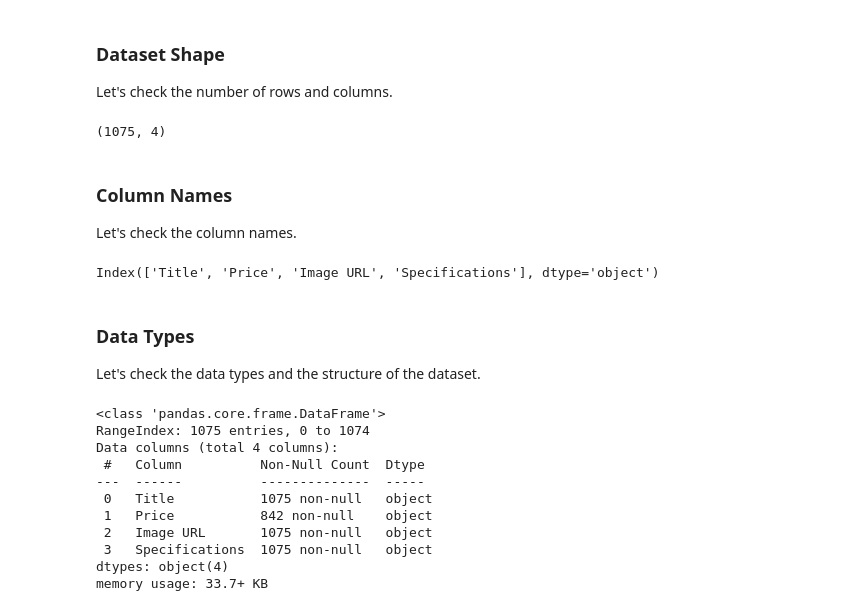
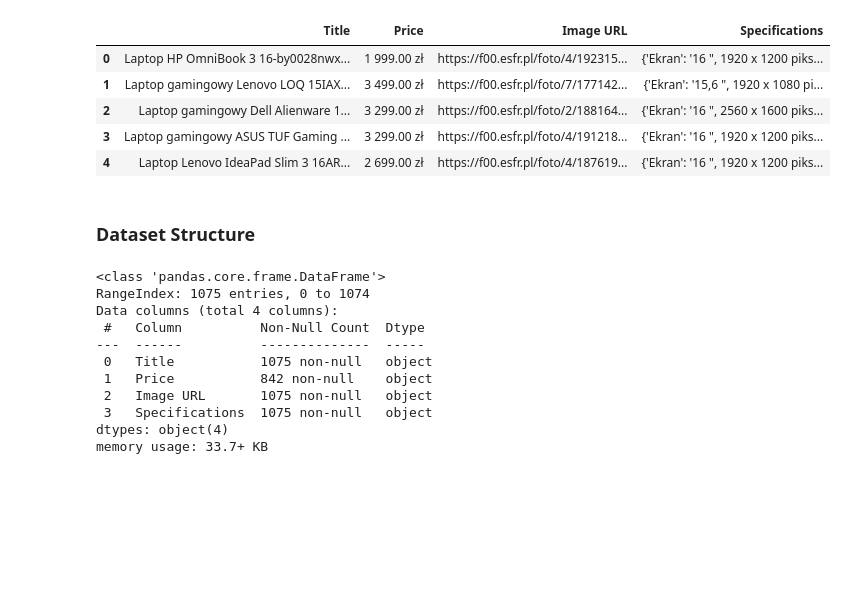
Before and after one commit to rishchuk/laptop-analysis, a Jupyter notebook: laptop_analysis.ipynb, the cells around one changed output. Saved outputs shown, nothing was run; the diff lists cells and outputs as text; code cells hidden in the pictures; blank space fills up the shorter version.

Commit message:
Improve dataset overview

```diff
--- a/laptop_analysis.ipynb
+++ b/laptop_analysis.ipynb
@@ -26,23 +13,14 @@ df
-# %% [markdown]
-### Dataset Shape
-
-Let's check the number of rows and columns.
 # %%
-df.shape
+df.head()
 # %% [output]
-(1075, 4)
+|  | Title | Price | Image URL | Specifications |
+| 0 | Laptop HP OmniBook 3 16-by0028nwx... | 1 999.00 zł | https://f00.esfr.pl/foto/4/192315... | {'Ekran': '16 ", 1920 x 1200 piks... |
+| 1 | Laptop gamingowy Lenovo LOQ 15IAX... | 3 499.00 zł | https://f00.esfr.pl/foto/7/177142... | {'Ekran': '15,6 ", 1920 x 1080 pi... |
+| 2 | Laptop gamingowy Dell Alienware 1... | 3 299.00 zł | https://f00.esfr.pl/foto/2/188164... | {'Ekran': '16 ", 2560 x 1600 piks... |
+| 3 | Laptop gamingowy ASUS TUF Gaming ... | 3 299.00 zł | https://f00.esfr.pl/foto/4/191218... | {'Ekran': '16 ", 1920 x 1200 piks... |
+| 4 | Laptop Lenovo IdeaPad Slim 3 16AR... | 2 699.00 zł | https://f00.esfr.pl/foto/4/187619... | {'Ekran': '16 ", 1920 x 1200 piks... |
-# %% [markdown]
-### Column Names
-
-Let's check the column names.
-# %%
-df.columns
-# %% [output]
-Index(['Title', 'Price', 'Image URL', 'Specifications'], dtype='object')
-# %% [markdown]
-### Data Types
-
-Let's check the data types and the structure of the dataset.
+# %% [markdown]
+### Dataset Structure
 # %%
 df.info()
 # %% [output]
```
Also changed, not shown: parts of 15 cells of this notebook.
